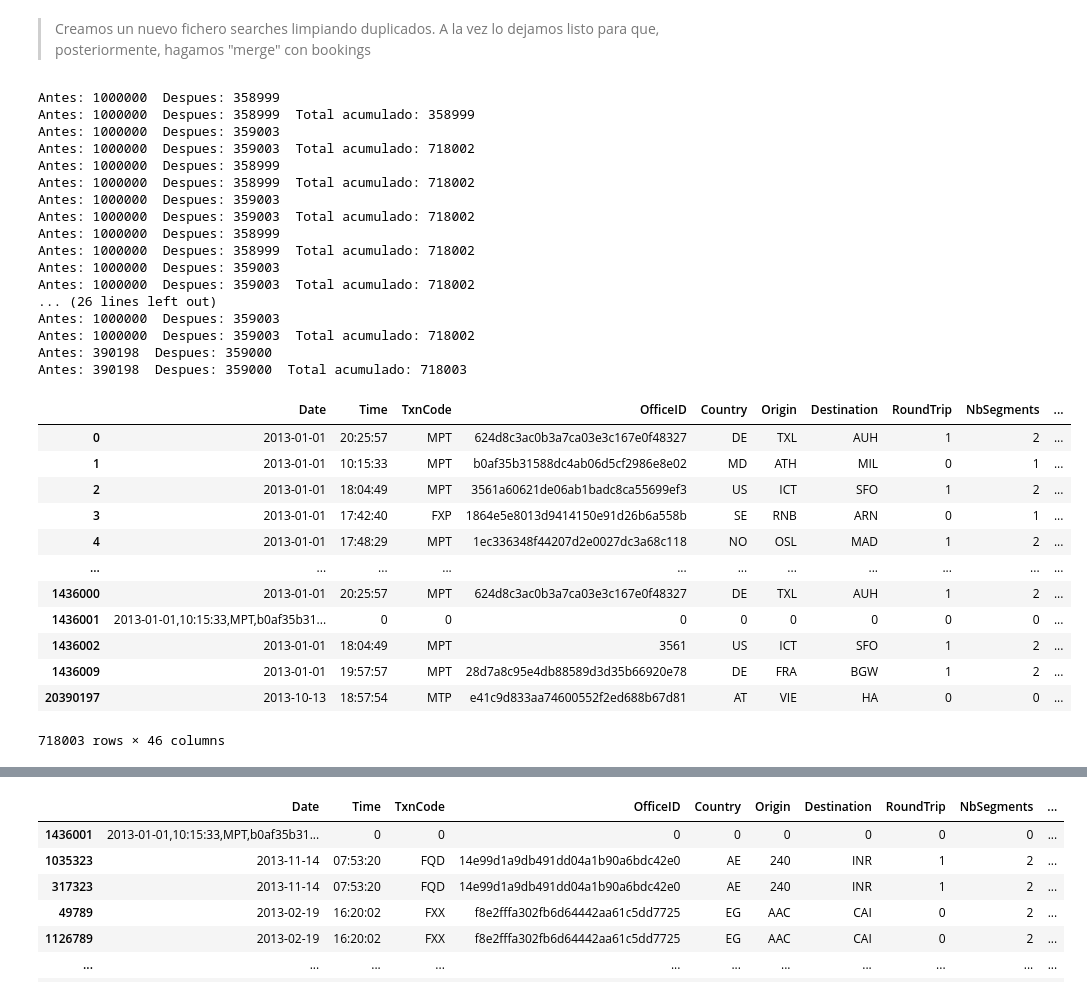
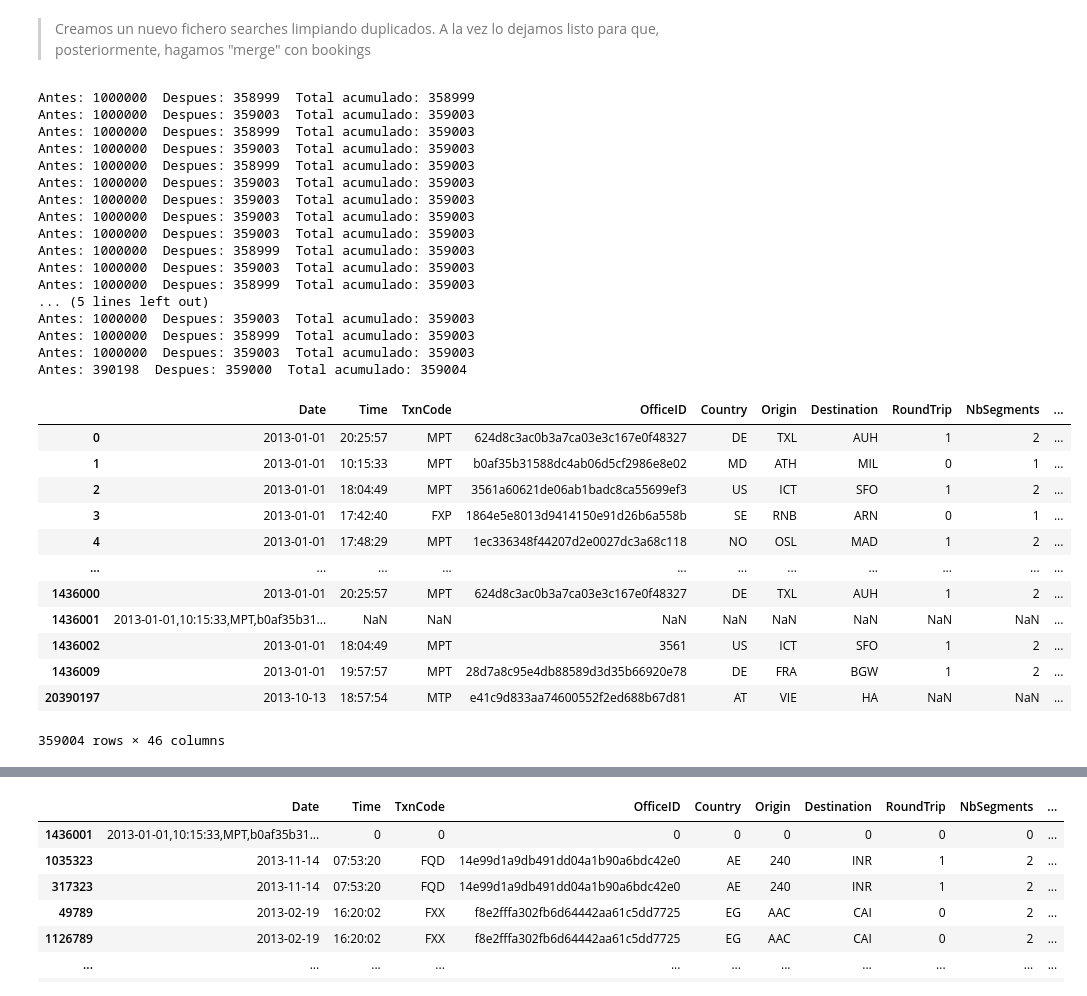
Before and after one commit to rgomezh/challenge, a Jupyter notebook: Ejercicio4.ipynb, the cells around one changed output, grey strips where cells are left out. Cells and saved outputs as stored; diff of their text form; code cells hidden in the pictures.

```diff
--- a/Ejercicio4.ipynb
+++ b/Ejercicio4.ipynb
@@ -277,8 +277,8 @@ for j, chunk_b in enumerate(
                         usecols = [6, 9, 12, 34],
                         names = ['cre_date','dep_port','arr_port', 'pax' ],
                         chunksize = 1000000,
-                        #dtype={'pax': 'str','dep_port': 'str','arr_port': 'str'}
-                        low_memory=False
+                        #low_memory=False
+                        dtype='str'
                         )
                     ):
     chunk_b['cre_date'] = pd.to_datetime(chunk_b['cre_date'],errors='coerce')
@@ -592,69 +692,68 @@ chuck_searches[chuck_searches['key'].str.len() > 17]
 > Creamos un nuevo fichero searches limpiando duplicados. A la vez lo dejamos listo para que, posteriormente, hagamos "merge" con bookings
 # %%
 searches_cleaned='./searches_cleaned.bz2'
-
+i = 0
 searches_clean = pd.DataFrame()
 
 for chunk_s in pd.read_csv(searches_bz,sep = '^',
                         # usecols = ['Origin','Destination','Date' ],
-                         low_memory = False,
+                         #low_memory = False,
+                         dtype = 'str',
                          chunksize = 1000000):
 
     lines=len(chunk_s)
-    chunk_s.fillna('0',inplace=True)
-    chunk_s = chunk_s.drop_duplicates()
-    print ("Antes:",lines," Despues:",len(chunk_s))
+    chunk_s.drop_duplicates(inplace=True)
 
     # Formating cols
     #chunk_s = getCleanUpperStr(chunk_s)
     chunk_s['Origin']=chunk_s['Origin'].str.strip()
     chunk_s['Origin']=chunk_s['Origin'].str.upper()
     chunk_s['Destination']=chunk_s['Destination'].str.strip()
     chunk_s['Destination']=chunk_s['Destination'].str.upper()
 
     # Create key to match with bookings
     chunk_s['key'] = chunk_s['Origin']+chunk_s['Destination']+'_'+chunk_s['Date']
 
     # Append to total
     searches_clean = searches_clean.append(chunk_s)
-    searches_clean = searches_clean.drop_duplicates()
+    searches_clean.drop_duplicates(inplace=True)
+
     print ("Antes:",lines," Despues:",len(chunk_s)," Total acumulado:",len(searches_clean))
     # Control for testing
     #if i == 2:
     #    break
     #i = i+1
 
-searches_clean.to_csv(searches_cleaned, index=False, sep = '^', compression='bz2')
-
+searches_clean.drop_duplicates(inplace=True)
 searches_clean
 # %% [output]
-Antes: 1000000  Despues: 358999
 Antes: 1000000  Despues: 358999  Total acumulado: 358999
-Antes: 1000000  Despues: 359003
-Antes: 1000000  Despues: 359003  Total acumulado: 718002
-Antes: 1000000  Despues: 358999
-Antes: 1000000  Despues: 358999  Total acumulado: 718002
-Antes: 1000000  Despues: 359003
-Antes: 1000000  Despues: 359003  Total acumulado: 718002
-Antes: 1000000  Despues: 358999
-Antes: 1000000  Despues: 358999  Total acumulado: 718002
-Antes: 1000000  Despues: 359003
-Antes: 1000000  Despues: 359003  Total acumulado: 718002
-... (26 lines left out)
-Antes: 1000000  Despues: 359003
-Antes: 1000000  Despues: 359003  Total acumulado: 718002
-Antes: 390198  Despues: 359000
-Antes: 390198  Despues: 359000  Total acumulado: 718003
+Antes: 1000000  Despues: 359003  Total acumulado: 359003
+Antes: 1000000  Despues: 358999  Total acumulado: 359003
+Antes: 1000000  Despues: 359003  Total acumulado: 359003
+Antes: 1000000  Despues: 358999  Total acumulado: 359003
+Antes: 1000000  Despues: 359003  Total acumulado: 359003
+Antes: 1000000  Despues: 359003  Total acumulado: 359003
+Antes: 1000000  Despues: 359003  Total acumulado: 359003
+Antes: 1000000  Despues: 359003  Total acumulado: 359003
+Antes: 1000000  Despues: 358999  Total acumulado: 359003
+Antes: 1000000  Despues: 359003  Total acumulado: 359003
+Antes: 1000000  Despues: 358999  Total acumulado: 359003
+... (5 lines left out)
+Antes: 1000000  Despues: 359003  Total acumulado: 359003
+Antes: 1000000  Despues: 358999  Total acumulado: 359003
+Antes: 1000000  Despues: 359003  Total acumulado: 359003
+Antes: 390198  Despues: 359000  Total acumulado: 359004
 |  | Date | Time | TxnCode | OfficeID | Country | Origin | Destination | RoundTrip | NbSegments | ... |
 | 0 | 2013-01-01 | 20:25:57 | MPT | 624d8c3ac0b3a7ca03e3c167e0f48327 | DE | TXL | AUH | 1 | 2 | ... |
 | 1 | 2013-01-01 | 10:15:33 | MPT | b0af35b31588dc4ab06d5cf2986e8e02 | MD | ATH | MIL | 0 | 1 | ... |
 | 2 | 2013-01-01 | 18:04:49 | MPT | 3561a60621de06ab1badc8ca55699ef3 | US | ICT | SFO | 1 | 2 | ... |
 | 3 | 2013-01-01 | 17:42:40 | FXP | 1864e5e8013d9414150e91d26b6a558b | SE | RNB | ARN | 0 | 1 | ... |
 | 4 | 2013-01-01 | 17:48:29 | MPT | 1ec336348f44207d2e0027dc3a68c118 | NO | OSL | MAD | 1 | 2 | ... |
 | ... | ... | ... | ... | ... | ... | ... | ... | ... | ... | ... |
 | 1436000 | 2013-01-01 | 20:25:57 | MPT | 624d8c3ac0b3a7ca03e3c167e0f48327 | DE | TXL | AUH | 1 | 2 | ... |
-| 1436001 | 2013-01-01,10:15:33,MPT,b0af35b31... | 0 | 0 | 0 | 0 | 0 | 0 | 0 | 0 | ... |
+| 1436001 | 2013-01-01,10:15:33,MPT,b0af35b31... | NaN | NaN | NaN | NaN | NaN | NaN | NaN | NaN | ... |
 | 1436002 | 2013-01-01 | 18:04:49 | MPT | 3561 | US | ICT | SFO | 1 | 2 | ... |
 | 1436009 | 2013-01-01 | 19:57:57 | MPT | 28d7a8c95e4db88589d3d35b66920e78 | DE | FRA | BGW | 1 | 2 | ... |
-| 20390197 | 2013-10-13 | 18:57:54 | MTP | e41c9d833aa74600552f2ed688b67d81 | AT | VIE | HA | 0 | 0 | ... |
+| 20390197 | 2013-10-13 | 18:57:54 | MTP | e41c9d833aa74600552f2ed688b67d81 | AT | VIE | HA | NaN | NaN | ... |
-718003 rows × 46 columns
+359004 rows × 46 columns
```
Also changed, not shown: parts of 8 cells of this notebook.
